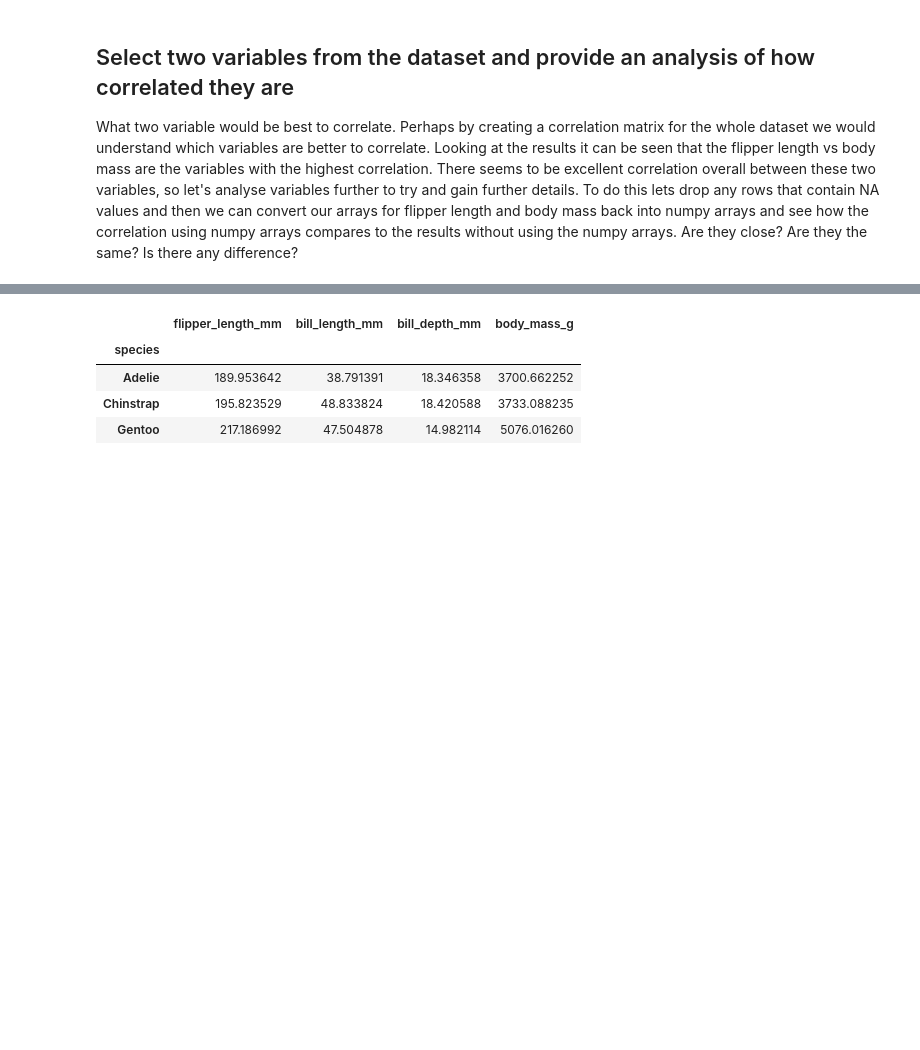
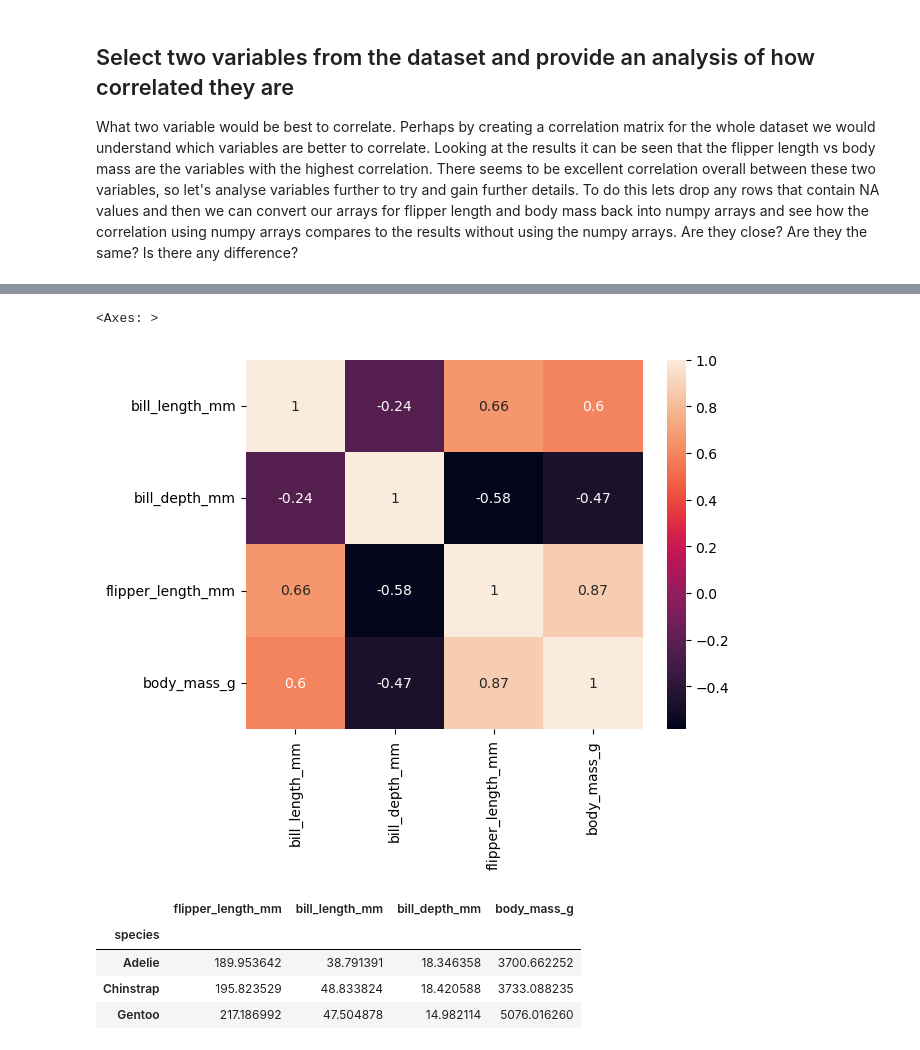
Before and after one commit to MikeCurleyCoosan/myproject, a Jupyter notebook: penguins.ipynb, the cells around one changed output, grey strips where cells are left out. Cells and saved outputs as stored; diff of their text form; code cells hidden in the pictures; blank space fills up the shorter version.

Commit message:
Adding correlation plot and adding comments to todays work

```diff
--- a/penguins.ipynb
+++ b/penguins.ipynb
@@ -525 +531,7 @@ df_numerical.corr()
+# %%
+#Plot a heatmap of the correlation between the numerical columns in the data frame.
+sns.heatmap(df_numerical.corr(), annot=True)
+# %% [output]
+<Axes: >
+[figure, added]
 # %%
```
Also changed, not shown: parts of 18 cells of this notebook.
